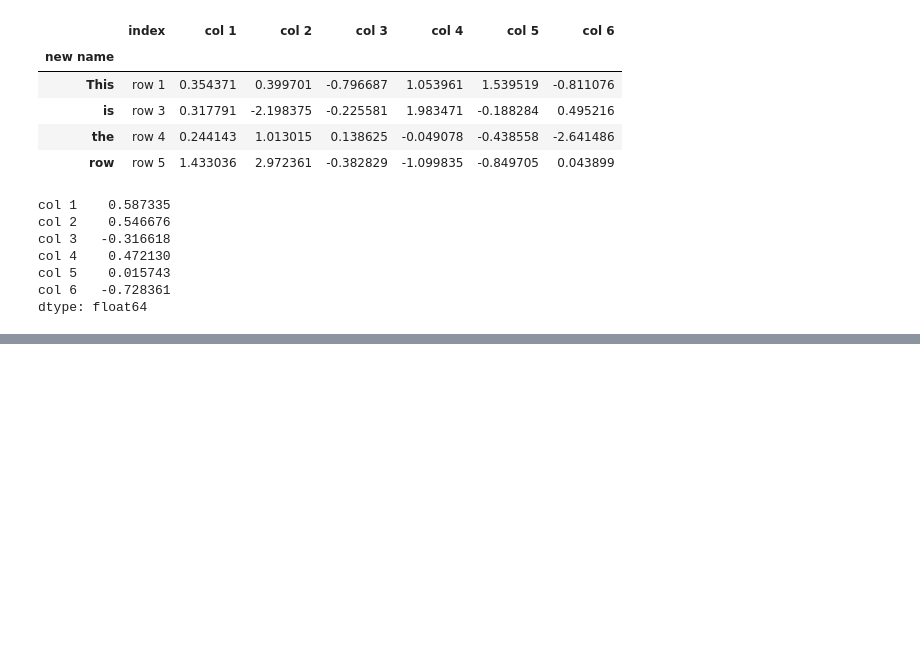
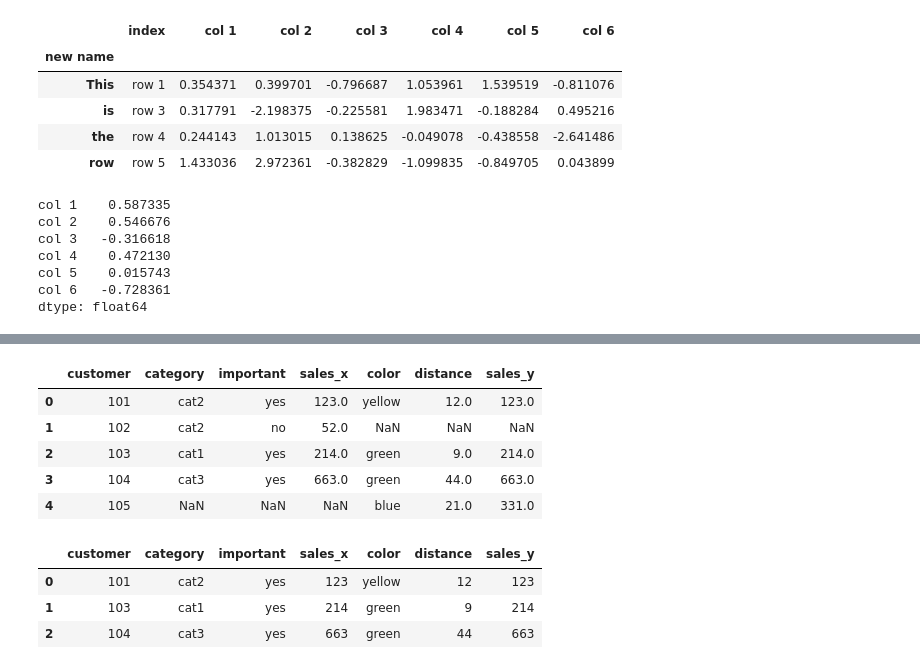
Before and after one commit to pcopley/uta-aiml, a Jupyter notebook: 01 Fundamentals of AIML/Pandas Introduction.ipynb, the cells around one changed output, grey strips where cells are left out. Cells and saved outputs as stored; diff of their text form; code cells hidden in the pictures; blank space fills up the shorter version.

```diff
--- a/01 Fundamentals of AIML/Pandas Introduction.ipynb
+++ b/01 Fundamentals of AIML/Pandas Introduction.ipynb
@@ -256,0 +323,16 @@ dtype: float64
+# %%
+pd.merge(df7,df8, how='outer', on='customer')
+# %% [output]
+|  | customer | category | important | sales_x | color | distance | sales_y |
+| 0 | 101 | cat2 | yes | 123.0 | yellow | 12.0 | 123.0 |
+| 1 | 102 | cat2 | no | 52.0 | NaN | NaN | NaN |
+| 2 | 103 | cat1 | yes | 214.0 | green | 9.0 | 214.0 |
+| 3 | 104 | cat3 | yes | 663.0 | green | 44.0 | 663.0 |
+| 4 | 105 | NaN | NaN | NaN | blue | 21.0 | 331.0 |
+# %%
+pd.merge(df7,df8, how='inner', on='customer')
+# %% [output]
+|  | customer | category | important | sales_x | color | distance | sales_y |
+| 0 | 101 | cat2 | yes | 123 | yellow | 12 | 123 |
+| 1 | 103 | cat1 | yes | 214 | green | 9 | 214 |
+| 2 | 104 | cat3 | yes | 663 | green | 44 | 663 |
```
Also changed, not shown: parts of 10 cells of this notebook.
